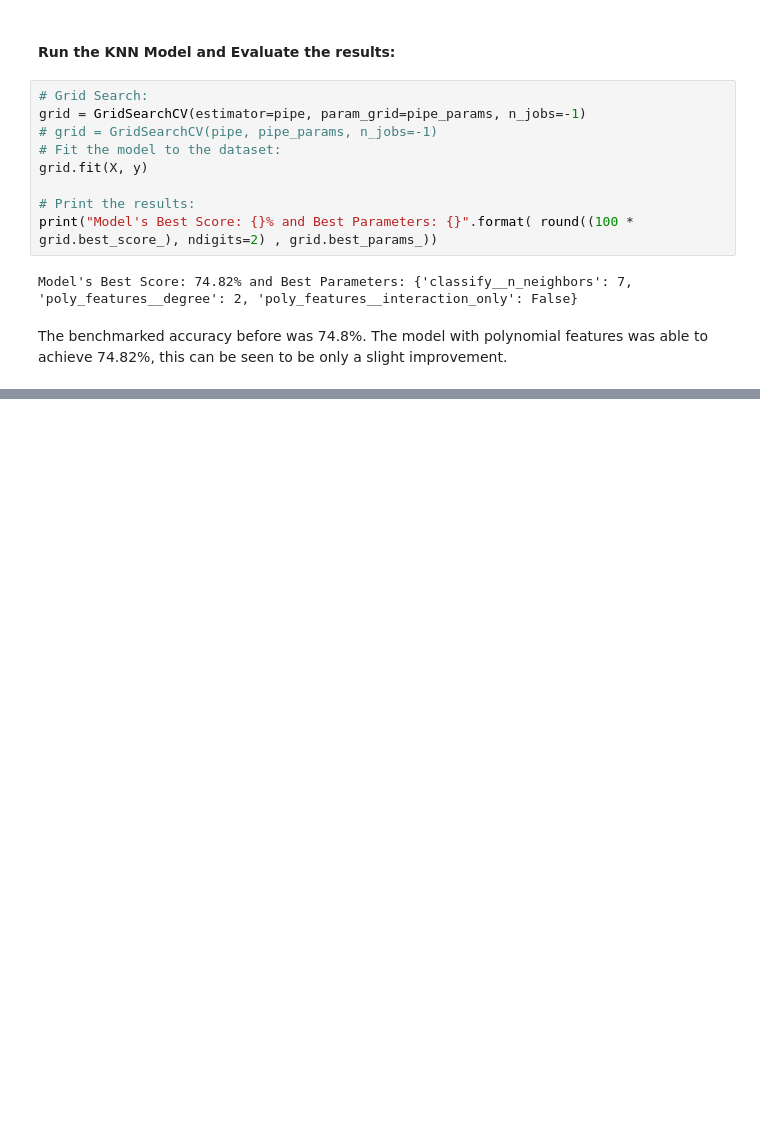
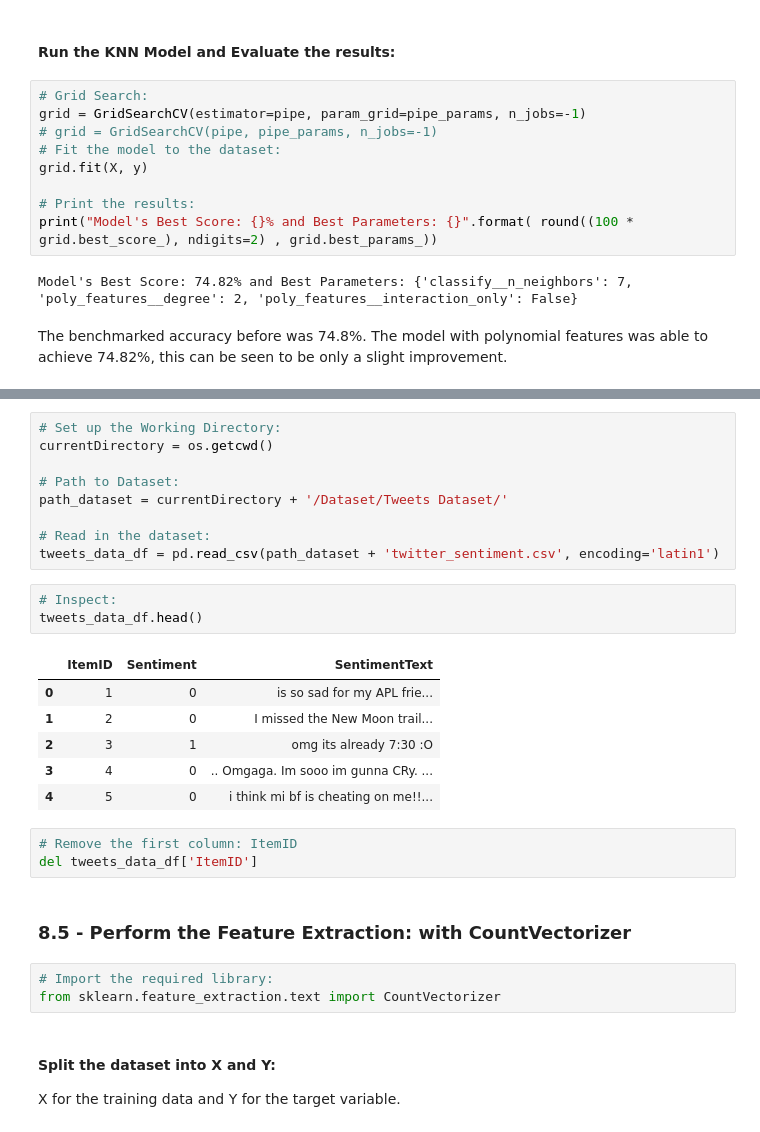
Before and after one commit to ylee9107/FeatureEngineering_myLearning, a Jupyter notebook: 2 - Feature Construction/Feature Construction.ipynb, the cells around one changed output, grey strips where cells are left out. Saved outputs shown, nothing was run; the diff lists cells and outputs as text; blank space fills up the shorter version.

```diff
--- a/2 - Feature Construction/Feature Construction.ipynb
+++ b/2 - Feature Construction/Feature Construction.ipynb
@@ -756,0 +791,31 @@ Image Ref ->
+# %%
+# Set up the Working Directory:
+currentDirectory = os.getcwd()
+
+# Path to Dataset:
+path_dataset = currentDirectory + '/Dataset/Tweets Dataset/'
+
+# Read in the dataset:
+tweets_data_df = pd.read_csv(path_dataset + 'twitter_sentiment.csv', encoding='latin1')
+# %%
+# Inspect:
+tweets_data_df.head()
+# %% [output]
+|  | ItemID | Sentiment | SentimentText |
+| 0 | 1 | 0 | is so sad for my APL frie... |
+| 1 | 2 | 0 | I missed the New Moon trail... |
+| 2 | 3 | 1 | omg its already 7:30 :O |
+| 3 | 4 | 0 | .. Omgaga. Im sooo im gunna CRy. ... |
+| 4 | 5 | 0 | i think mi bf is cheating on me!!... |
+# %%
+# Remove the first column: ItemID
+del tweets_data_df['ItemID']
+# %% [markdown]
+### 8.5 - Perform the Feature Extraction: with CountVectorizer
+# %%
+# Import the required library:
+from sklearn.feature_extraction.text import CountVectorizer
+# %% [markdown]
+#### Split the dataset into X and Y:
+
+X for the training data and Y for the target variable.
```
Also changed, not shown: parts of 62 cells of this notebook.
